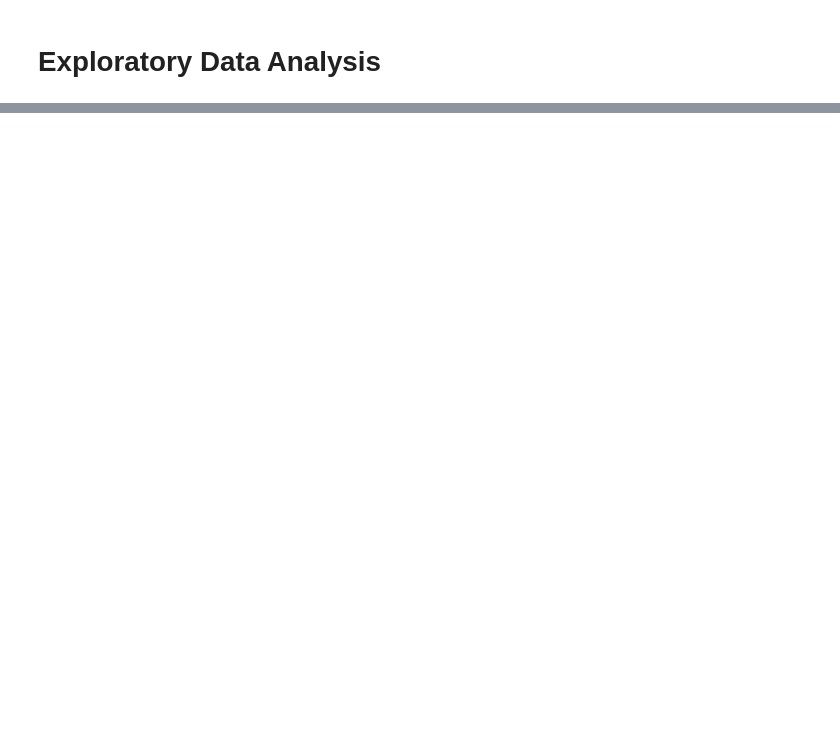
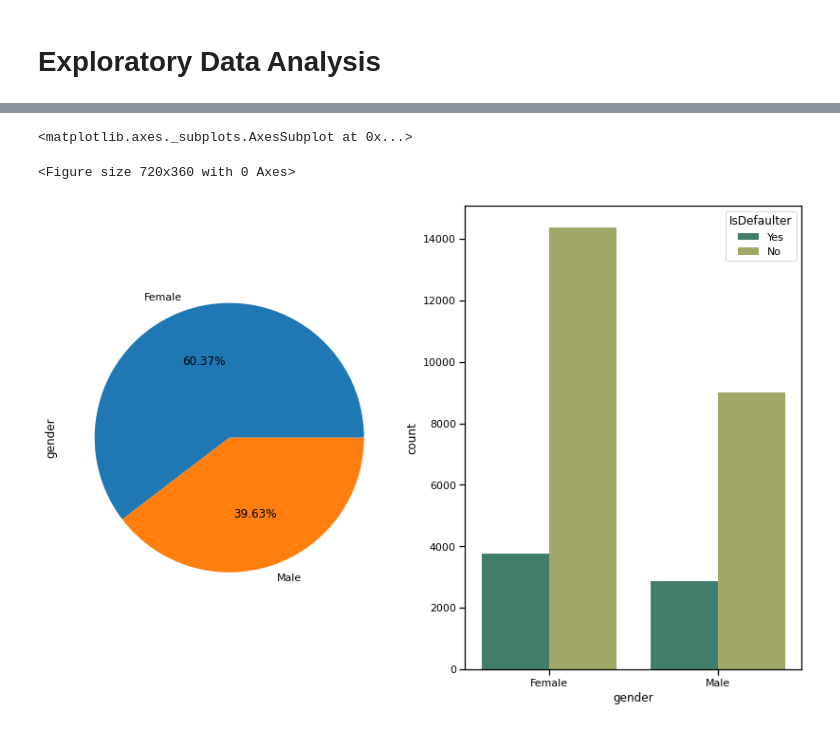
Before and after one commit to krishna9734/Credit-Card-Default-Prediction, a Jupyter notebook: Copy_of_Credit_Card_Default_Prediction_Capstone_Project.ipynb, the cells around one changed output, grey strips where cells are left out. Drawn from its saved outputs; the diff is of its cells as text; code cells hidden in the pictures; blank space fills up the shorter version.

```diff
--- a/Copy_of_Credit_Card_Default_Prediction_Capstone_Project.ipynb
+++ b/Copy_of_Credit_Card_Default_Prediction_Capstone_Project.ipynb
@@ -382,2 +399,20 @@ Name: education, dtype: int64
 # %% [markdown]
 # Exploratory Data Analysis
+# %%
+# Storing the frequency of defaults in variables and converting it to percentages
+is_default = dcc_df.IsDefaulter.sum()
+not_default = len(dcc_df)-is_default
+is_default_percent = round(is_default/len(dcc_df)*100, 1)
+not_default_percent = round(not_default/len(dcc_df)*100, 1)
+
+# Plotting the countplot to see the data distribution of the target variable
+import sys
+plt.figure(figsize=(10,5))
+sns.set_context("notebook", rc={"lines.linewidth": 2})
+sns.countplot('IsDefaulter',data=dcc_df, palette="Blues")
+plt.annotate('Not-default: {}'.format(is_default), xy=(-0.3, 15000), xytext=(-0.3, 3000), size=11)
+plt.annotate('Is_default: {}'.format(not_default), xy=(0.7, 15000), xytext=(0.7, 3000), size=11)
+plt.annotate(str(not_default_percent)+" %", xy=(-0.3, 15000), xytext=(-0.1, 8000), size=11)
+plt.annotate(str(is_default_percent)+" %", xy=(0.7, 15000), xytext=(0.9, 8000), size=11)
+plt.title('Probablity of Defaulting Payment next month', size=13)
+plt.box(False);
@@ -383,0 +421,16 @@ Name: education, dtype: int64
+# %%
+# Replacing the numerical value to categorical value
+dcc_df.replace({'gender': {1 : 'Male', 2 : 'Female'}}, inplace=True)
+dcc_df.replace({'education' : {1 : 'Graduate School', 2 : 'University', 3 : 'High School', 4 : 'Others', 5 : 'Others', 6 : 'Others', 0 : 'Others'}}, inplace=True)
+dcc_df.replace({'marital_status' : {1 : 'Married', 2 : 'Single', 3 : 'Others', 0: 'Others'}}, inplace = True)
+dcc_df.replace({'IsDefaulter' : {1 : 'Yes', 0 : 'No'}}, inplace = True)
+# %%
+# Checking count plot for gender with respect to IsDefaulter
+plt.figure(figsize=(10,5))
+fig, axes = plt.subplots(ncols=2,figsize=(14,9))
+dcc_df['gender'].value_counts().plot(kind="pie",ax = axes[0], autopct='%1.2f%%', subplots=True)
+sns.countplot(x = 'gender', hue = 'IsDefaulter', data = dcc_df, palette= 'gist_earth')
+# %% [output]
+<matplotlib.axes._subplots.AxesSubplot at 0x...>
+<Figure size 720x360 with 0 Axes>
+[figure, added]
```
Also changed, not shown: parts of 35 cells of this notebook.
